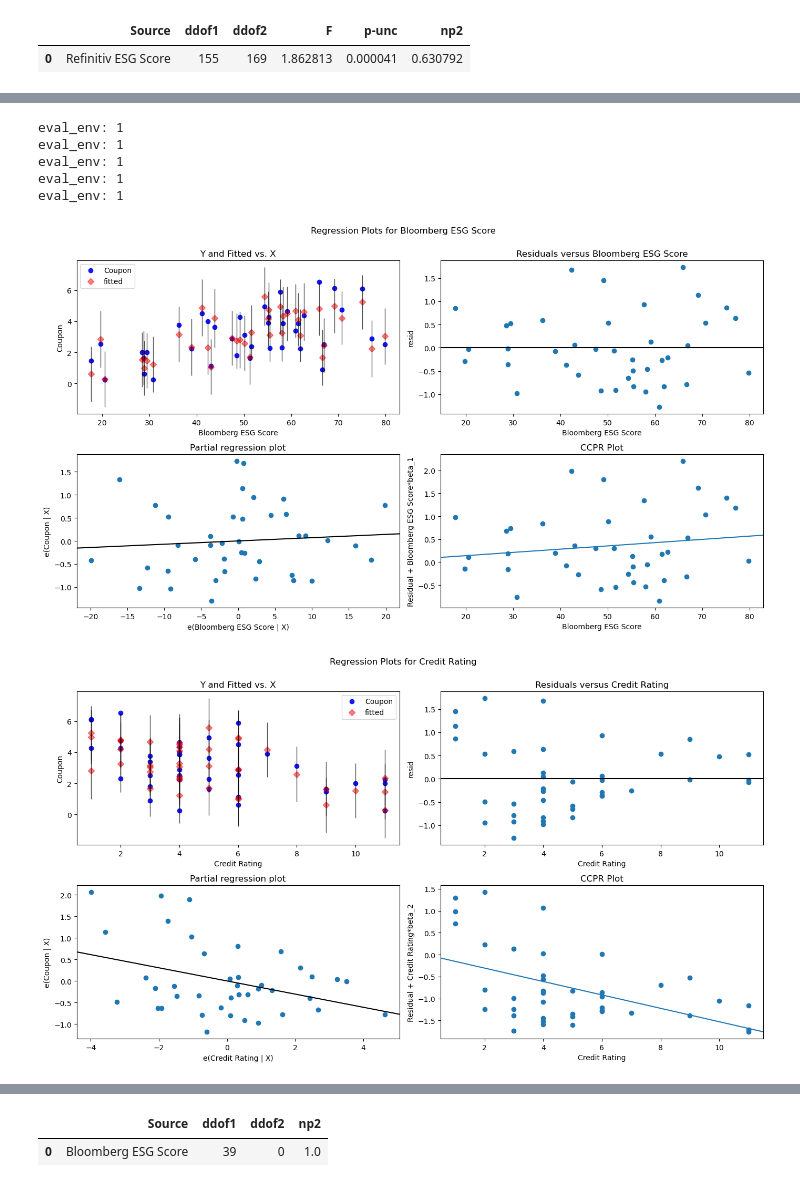
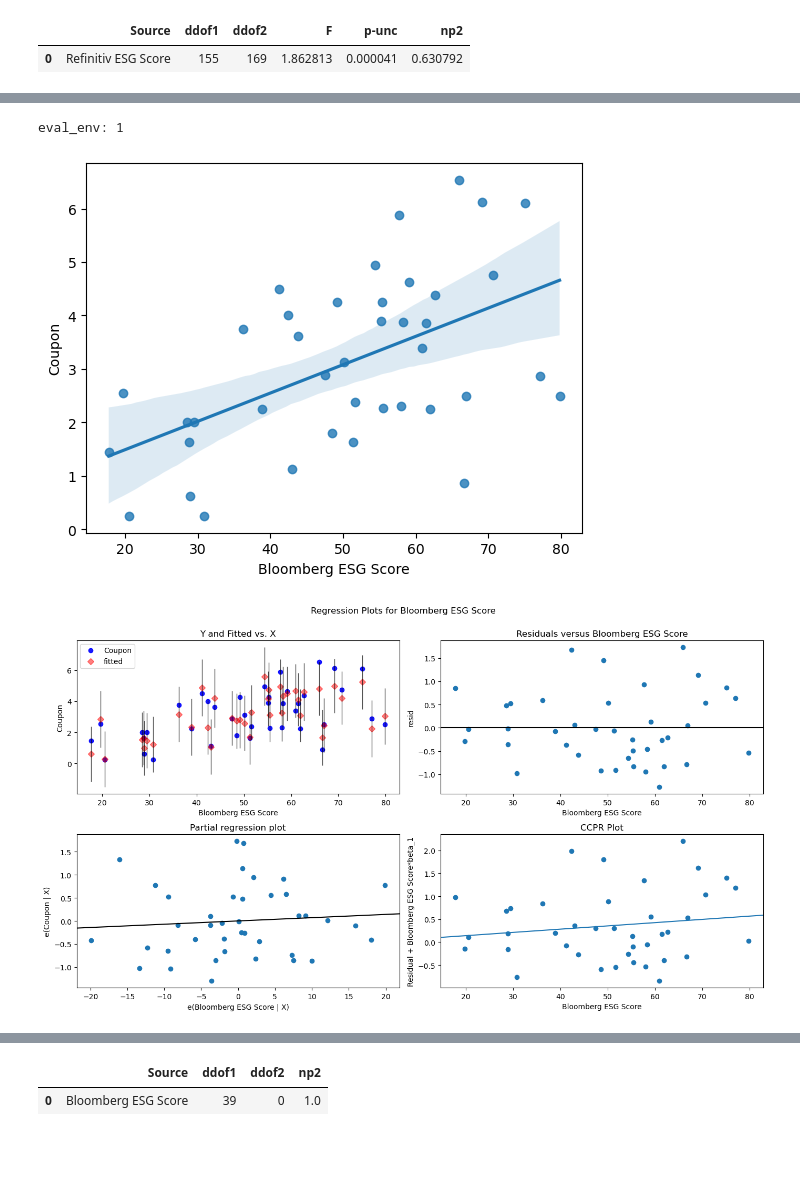
Before and after one commit to steveshao1213/Final_Project_nusbiz, a Jupyter notebook: Final_Project_Python.ipynb, the cells around one changed output, grey strips where cells are left out. Drawn from its saved outputs; the diff is of its cells as text; code cells hidden in the pictures; blank space fills up the shorter version.

```diff
--- a/Final_Project_Python.ipynb
+++ b/Final_Project_Python.ipynb
@@ -330,17 +320,18 @@ with pd.option_context('display.max_rows', None,
 38       0.981    -0.356
 39       1.226    -0.976
 # %%
-## Show the regression in charts
-for x in range(len(factors3_1)):
-    fig = plt.figure(figsize=(14, 8))
-    fig = sm.graphics.plot_regress_exog(model3_1,
-                                    factors3_1[x],
-                                    fig=fig)
+# ## Show the regression in charts
+# for x in range(len(factors3_1)):
+#     fig = plt.figure(figsize=(14, 8))
+#     fig = sm.graphics.plot_regress_exog(model3_1,
+#                                     factors3_1[x],
+#                                     fig=fig)
+sns.regplot(data = data_3_1, x="Bloomberg ESG Score", y = "Coupon")
+fig = plt.figure(figsize=(14, 8))
+fig = sm.graphics.plot_regress_exog(model3_1,
+                                     factors3_1[0],
+                                     fig=fig)
 # %% [output]
 eval_env: 1
-eval_env: 1
-eval_env: 1
-eval_env: 1
-eval_env: 1
-[figure, old version]
+[figure, new version]
-[figure, old version]
+[figure, new version]
```
Also changed, not shown: parts of 10 cells of this notebook, 4 other files.
